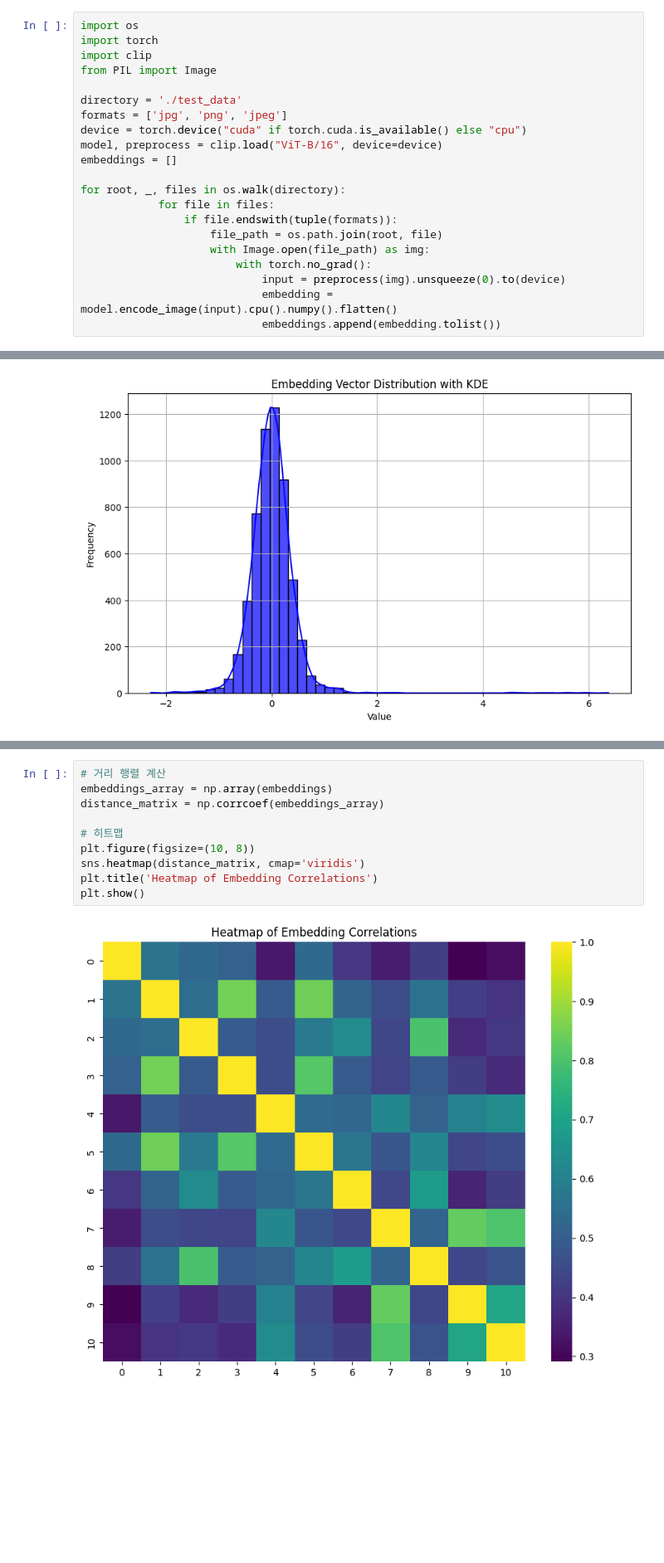
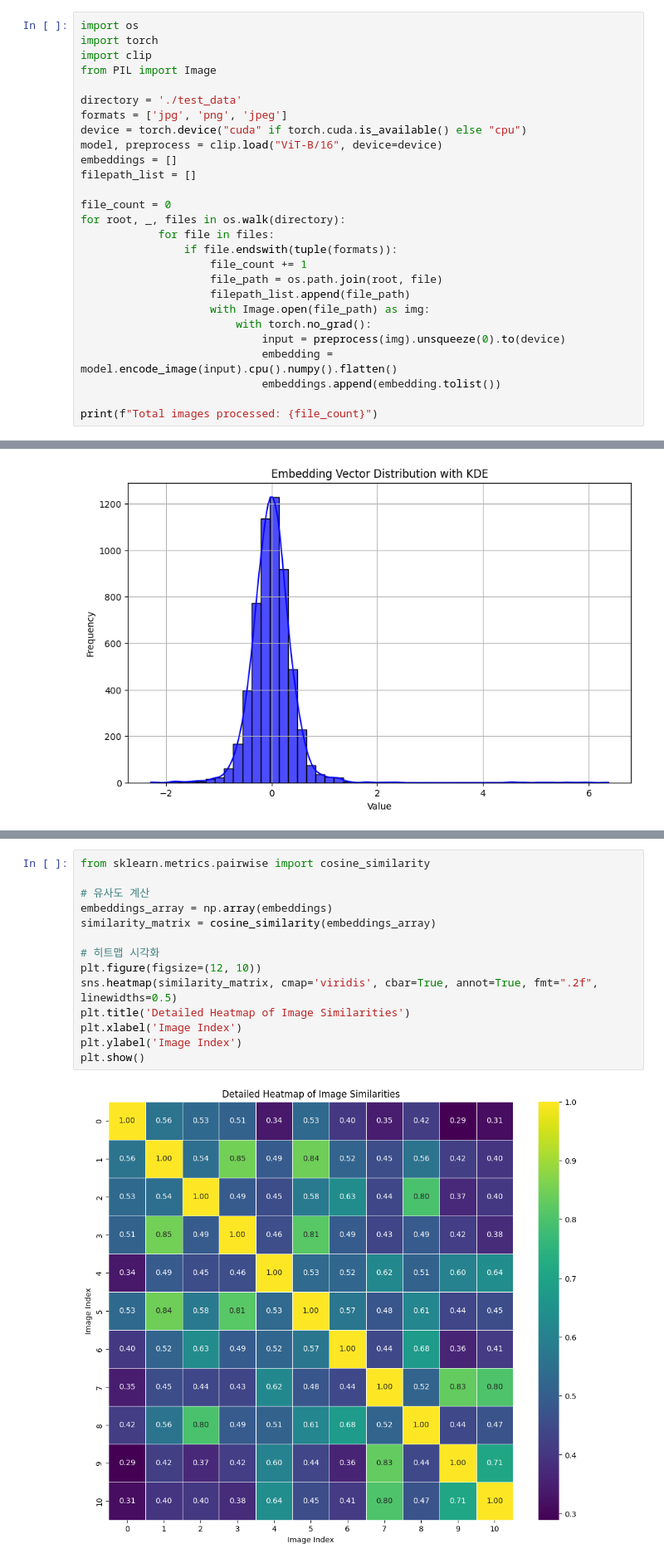
Before and after one commit to ethicsense/datadrift_app_engine, a Jupyter notebook: datadoctor/ddoc_test.ipynb, the cells around one changed output, grey strips where cells are left out. Shown at 83% size. Drawn from its saved outputs; the diff is of its cells as text; blank space fills up the shorter version.

Commit message:
[ethicsense] report fn update | visualize testing

```diff
--- a/datadoctor/ddoc_test.ipynb
+++ b/datadoctor/ddoc_test.ipynb
@@ -19,13 +19,19 @@ formats = ['jpg', 'png', 'jpeg']
 device = torch.device("cuda" if torch.cuda.is_available() else "cpu")
 model, preprocess = clip.load("ViT-B/16", device=device)
 embeddings = []
+filepath_list = []
 
+file_count = 0
 for root, _, files in os.walk(directory):
             for file in files:
                 if file.endswith(tuple(formats)):
+                    file_count += 1
                     file_path = os.path.join(root, file)
+                    filepath_list.append(file_path)
                     with Image.open(file_path) as img:
                         with torch.no_grad():
                             input = preprocess(img).unsqueeze(0).to(device)
                             embedding = model.encode_image(input).cpu().numpy().flatten()
                             embeddings.append(embedding.tolist())
+
+print(f"Total images processed: {file_count}")
@@ -68,12 +85,16 @@ plt.show()
 # %%
-# 거리 행렬 계산
+from sklearn.metrics.pairwise import cosine_similarity
+
+# 유사도 계산
 embeddings_array = np.array(embeddings)
-distance_matrix = np.corrcoef(embeddings_array)
+similarity_matrix = cosine_similarity(embeddings_array)
 
-# 히트맵
-plt.figure(figsize=(10, 8))
-sns.heatmap(distance_matrix, cmap='viridis')
-plt.title('Heatmap of Embedding Correlations')
+# 히트맵 시각화
+plt.figure(figsize=(12, 10))
+sns.heatmap(similarity_matrix, cmap='viridis', cbar=True, annot=True, fmt=".2f", linewidths=0.5)
+plt.title('Detailed Heatmap of Image Similarities')
+plt.xlabel('Image Index')
+plt.ylabel('Image Index')
 plt.show()
 # %% [output]
-[figure, old version]
+[figure, new version]
```
Also changed, not shown: parts of 3 cells of this notebook, 1 other file.
